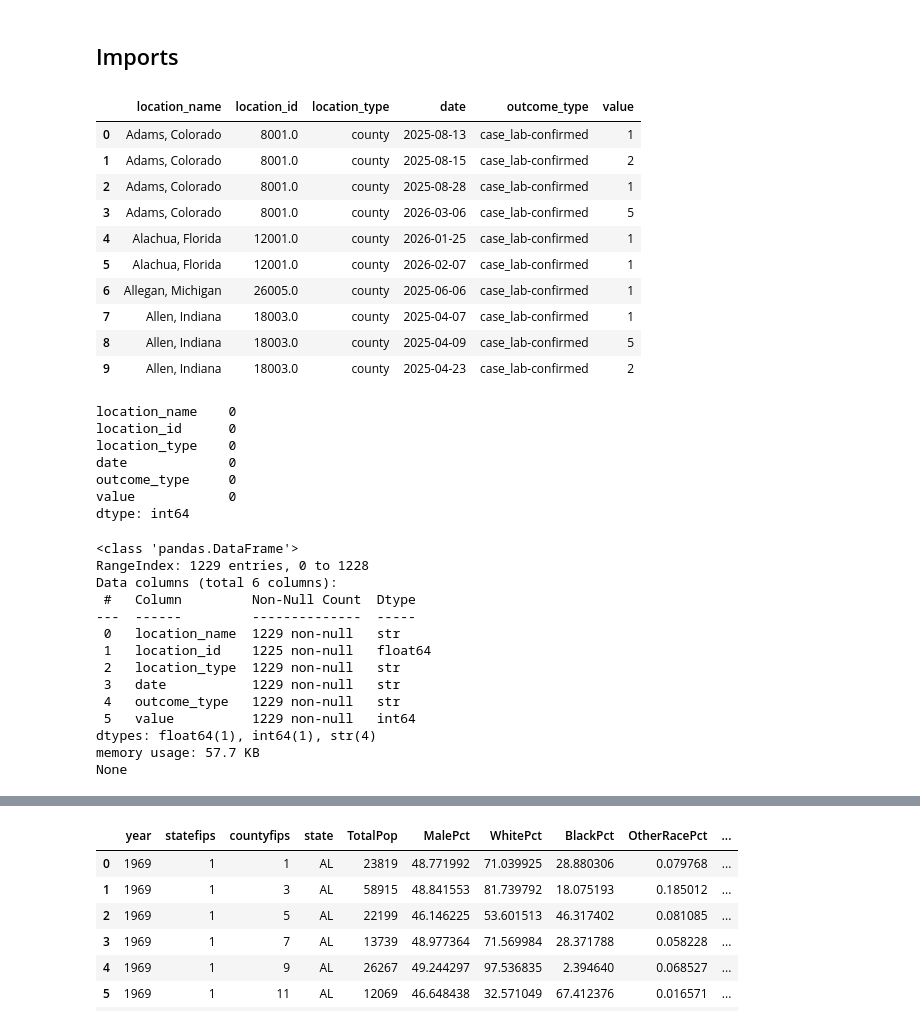
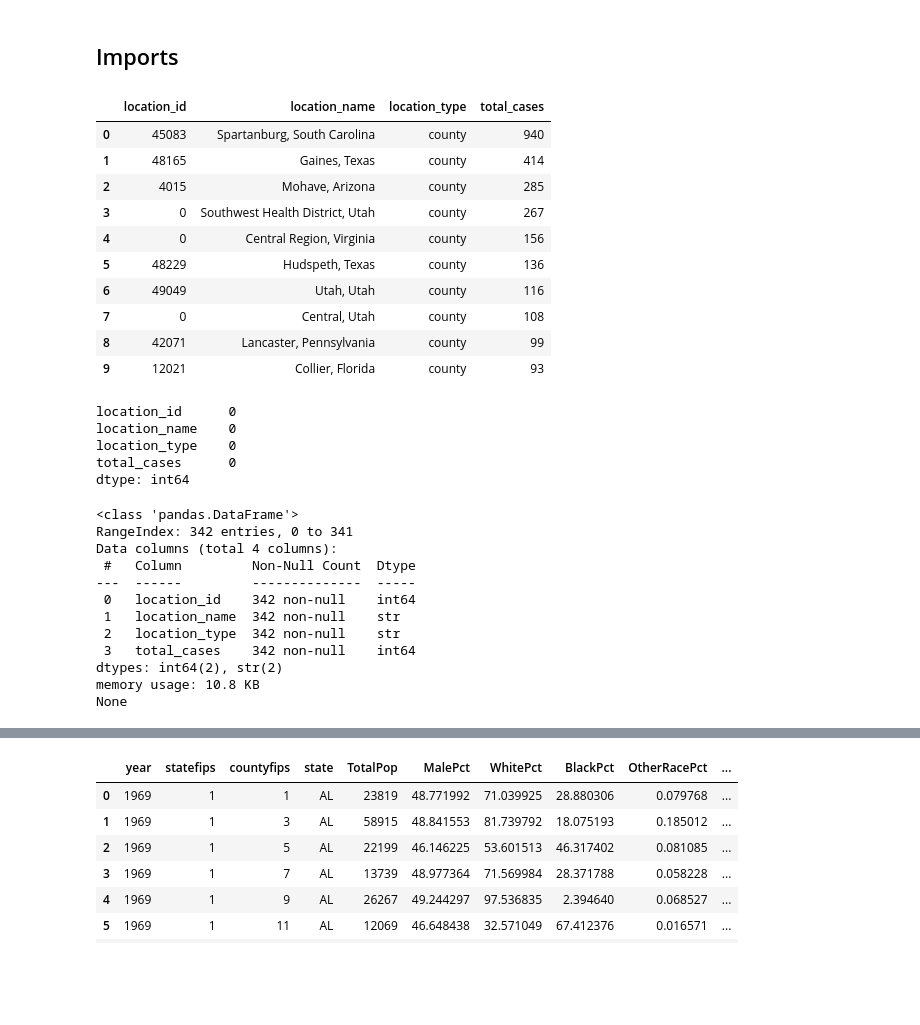
Before and after one commit to Megan-Chastain1/Measles_Early_Warning, a Jupyter notebook: Notebook/Measles.ipynb, the cells around one changed output, grey strips where cells are left out. Saved outputs shown, nothing was run; the diff lists cells and outputs as text; code cells hidden in the pictures; blank space fills up the shorter version.

```diff
--- a/Notebook/Measles.ipynb
+++ b/Notebook/Measles.ipynb
@@ -29,50 +33,46 @@ from sklearn.tree import DecisionTreeClassifier, plot_tree
 # %%
 # Load dataset
 base_dir = Path("../").resolve()
-measles = pd.read_csv(base_dir / "data" / "measles_county_all_updates.csv")
+measles = pd.read_csv(base_dir / "data" / "jhu_measles_county_totals.csv")
 columns = [
-    "location_name","location_id","location_type","date","Outcome-type","value"
+    "location_name","location_id","location_type","date","Outcome-type","total_cases"
 ]
 
 measles.head(10)
 # %% [output]
-|  | location_name | location_id | location_type | date | outcome_type | value |
-| 0 | Adams, Colorado | 8001.0 | county | 2025-08-13 | case_lab-confirmed | 1 |
-| 1 | Adams, Colorado | 8001.0 | county | 2025-08-15 | case_lab-confirmed | 2 |
-| 2 | Adams, Colorado | 8001.0 | county | 2025-08-28 | case_lab-confirmed | 1 |
-| 3 | Adams, Colorado | 8001.0 | county | 2026-03-06 | case_lab-confirmed | 5 |
-| 4 | Alachua, Florida | 12001.0 | county | 2026-01-25 | case_lab-confirmed | 1 |
-| 5 | Alachua, Florida | 12001.0 | county | 2026-02-07 | case_lab-confirmed | 1 |
-| 6 | Allegan, Michigan | 26005.0 | county | 2025-06-06 | case_lab-confirmed | 1 |
-| 7 | Allen, Indiana | 18003.0 | county | 2025-04-07 | case_lab-confirmed | 1 |
-| 8 | Allen, Indiana | 18003.0 | county | 2025-04-09 | case_lab-confirmed | 5 |
-| 9 | Allen, Indiana | 18003.0 | county | 2025-04-23 | case_lab-confirmed | 2 |
+|  | location_id | location_name | location_type | total_cases |
+| 0 | 45083 | Spartanburg, South Carolina | county | 940 |
+| 1 | 48165 | Gaines, Texas | county | 414 |
+| 2 | 4015 | Mohave, Arizona | county | 285 |
+| 3 | 0 | Southwest Health District, Utah | county | 267 |
+| 4 | 0 | Central Region, Virginia | county | 156 |
+| 5 | 48229 | Hudspeth, Texas | county | 136 |
+| 6 | 49049 | Utah, Utah | county | 116 |
+| 7 | 0 | Central, Utah | county | 108 |
+| 8 | 42071 | Lancaster, Pennsylvania | county | 99 |
+| 9 | 12021 | Collier, Florida | county | 93 |
 # %%
 print((measles == '?').sum())
 # %% [output]
+location_id      0
 location_name    0
-location_id      0
 location_type    0
-date             0
-outcome_type     0
-value            0
+total_cases      0
 dtype: int64
 # %%
 print(measles.info())
 # %% [output]
 <class 'pandas.DataFrame'>
-RangeIndex: 1229 entries, 0 to 1228
-Data columns (total 6 columns):
+RangeIndex: 342 entries, 0 to 341
+Data columns (total 4 columns):
  #   Column         Non-Null Count  Dtype
 ---  ------         --------------  -----
- 0   location_name  1229 non-null   str
- 1   location_id    1225 non-null   float64
- 2   location_type  1229 non-null   str
- 3   date           1229 non-null   str
- 4   outcome_type   1229 non-null   str
- 5   value          1229 non-null   int64
-dtypes: float64(1), int64(1), str(4)
-memory usage: 57.7 KB
+ 0   location_id    342 non-null    int64
+ 1   location_name  342 non-null    str
+ 2   location_type  342 non-null    str
+ 3   total_cases    342 non-null    int64
+dtypes: int64(2), str(2)
+memory usage: 10.8 KB
 None
 # %%
 measles.hist(bins=30, figsize=[12,8])
```
Also changed, not shown: parts of 21 cells of this notebook, 4 other files.
